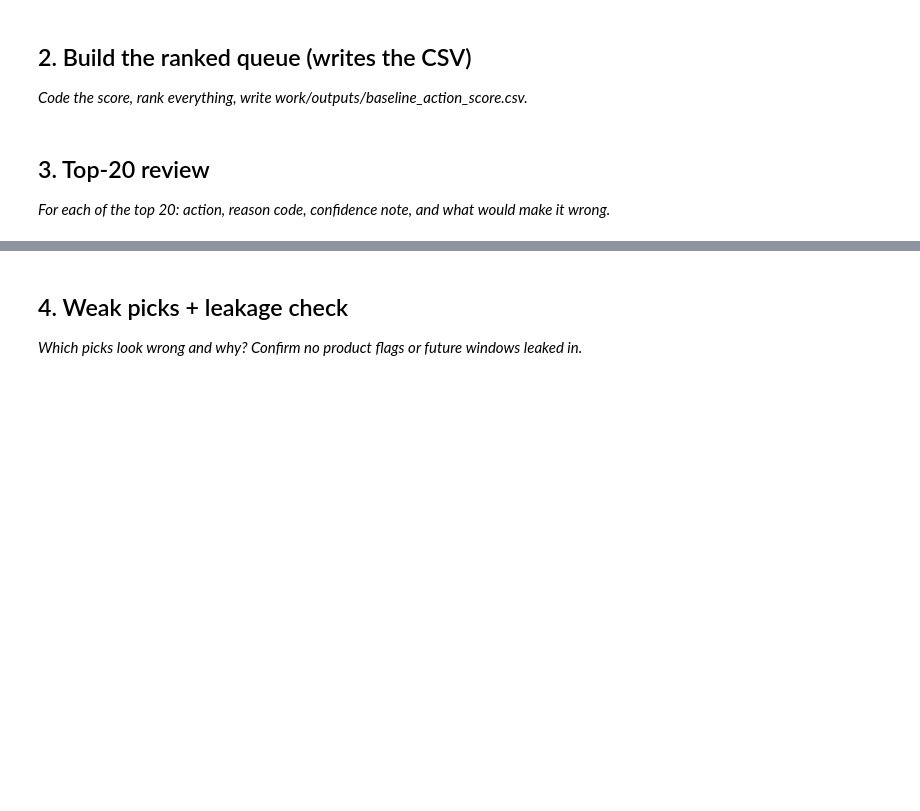
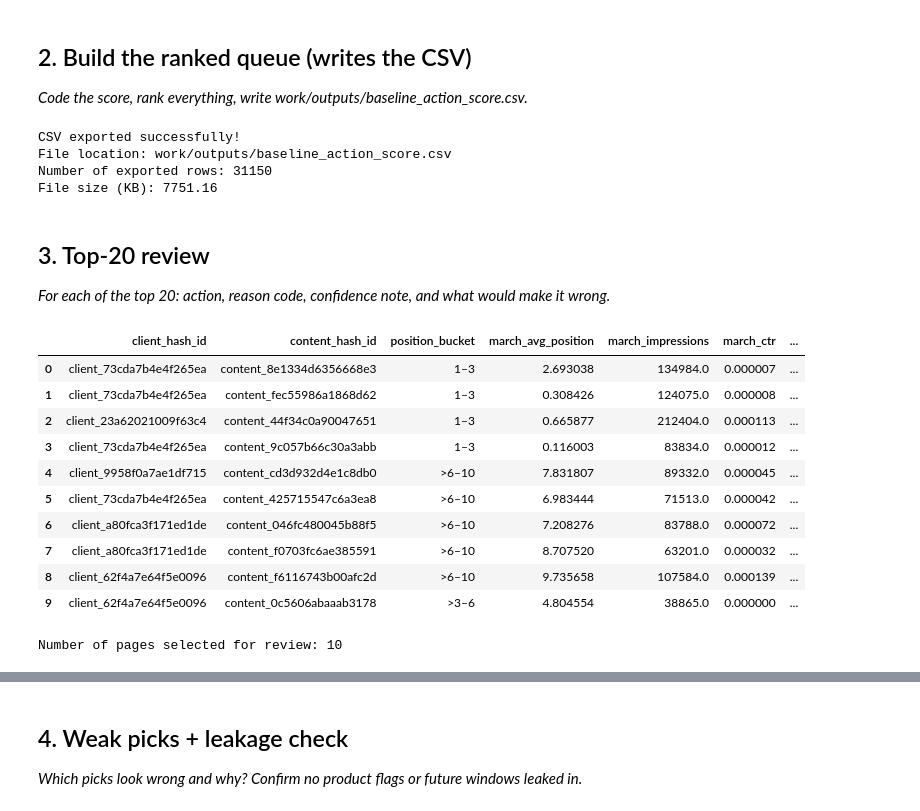
Before and after one commit to ndukwegodslove-del/FlyrankAI-MLinternship, a Jupyter notebook: work/notebooks/w04_baseline_score.ipynb, the cells around one changed output, grey strips where cells are left out. Saved outputs shown, nothing was run; the diff lists cells and outputs as text; code cells hidden in the pictures; blank space fills up the shorter version.

```diff
--- a/work/notebooks/w04_baseline_score.ipynb
+++ b/work/notebooks/w04_baseline_score.ipynb
@@ -14,7 +419,65 @@ This skeleton is yours to fill. Work the sections **in order** — each one has
 ## 2. Build the ranked queue (writes the CSV)
 
 *Code the score, rank everything, write work/outputs/baseline_action_score.csv.*
+# %%
+from pathlib import Path
+
+# Create the output directory
+output_dir = Path("work/outputs")
+output_dir.mkdir(parents=True, exist_ok=True)
+
+# Define the output file
+output_path = output_dir / "baseline_action_score.csv"
+
+# Export the ranked queue
+action_queue.to_csv(output_path, index=False)
+
+print("CSV exported successfully!")
+print("File location:", output_path)
+print("Number of exported rows:", len(action_queue))
+print("File size (KB):", round(output_path.stat().st_size / 1024, 2))
+# %% [output]
+CSV exported successfully!
+File location: work/outputs/baseline_action_score.csv
+Number of exported rows: 31150
+File size (KB): 7751.16
 # %% [markdown]
 ## 3. Top-20 review
 
 *For each of the top 20: action, reason code, confidence note, and what would make it wrong.*
+# %%
+# Select the ten highest-priority pages for manual review
+top_10_review = action_queue.head(10).copy()
+
+# Display the information needed for review
+display(
+    top_10_review[
+        [
+            "client_hash_id",
+            "content_hash_id",
+            "position_bucket",
+            "march_avg_position",
+            "march_impressions",
+            "march_ctr",
+            "ctr_position_group",
+            "priority_score",
+            "reason_code",
+            "action_label"
+        ]
+    ]
+)
+
+print("Number of pages selected for review:", len(top_10_review))
+# %% [output]
+|  | client_hash_id | content_hash_id | position_bucket | march_avg_position | march_impressions | march_ctr | ... |
+| 0 | client_73cda7b4e4f265ea | content_8e1334d6356668e3 | 1–3 | 2.693038 | 134984.0 | 0.000007 | ... |
+| 1 | client_73cda7b4e4f265ea | content_fec55986a1868d62 | 1–3 | 0.308426 | 124075.0 | 0.000008 | ... |
+| 2 | client_23a62021009f63c4 | content_44f34c0a90047651 | 1–3 | 0.665877 | 212404.0 | 0.000113 | ... |
+| 3 | client_73cda7b4e4f265ea | content_9c057b66c30a3abb | 1–3 | 0.116003 | 83834.0 | 0.000012 | ... |
+| 4 | client_9958f0a7ae1df715 | content_cd3d932d4e1c8db0 | >6–10 | 7.831807 | 89332.0 | 0.000045 | ... |
+| 5 | client_73cda7b4e4f265ea | content_425715547c6a3ea8 | >6–10 | 6.983444 | 71513.0 | 0.000042 | ... |
+| 6 | client_a80fca3f171ed1de | content_046fc480045b88f5 | >6–10 | 7.208276 | 83788.0 | 0.000072 | ... |
+| 7 | client_a80fca3f171ed1de | content_f0703fc6ae385591 | >6–10 | 8.707520 | 63201.0 | 0.000032 | ... |
+| 8 | client_62f4a7e64f5e0096 | content_f6116743b00afc2d | >6–10 | 9.735658 | 107584.0 | 0.000139 | ... |
+| 9 | client_62f4a7e64f5e0096 | content_0c5606abaaab3178 | >3–6 | 4.804554 | 38865.0 | 0.000000 | ... |
+Number of pages selected for review: 10
```
Also changed, not shown: parts of 24 cells of this notebook.
